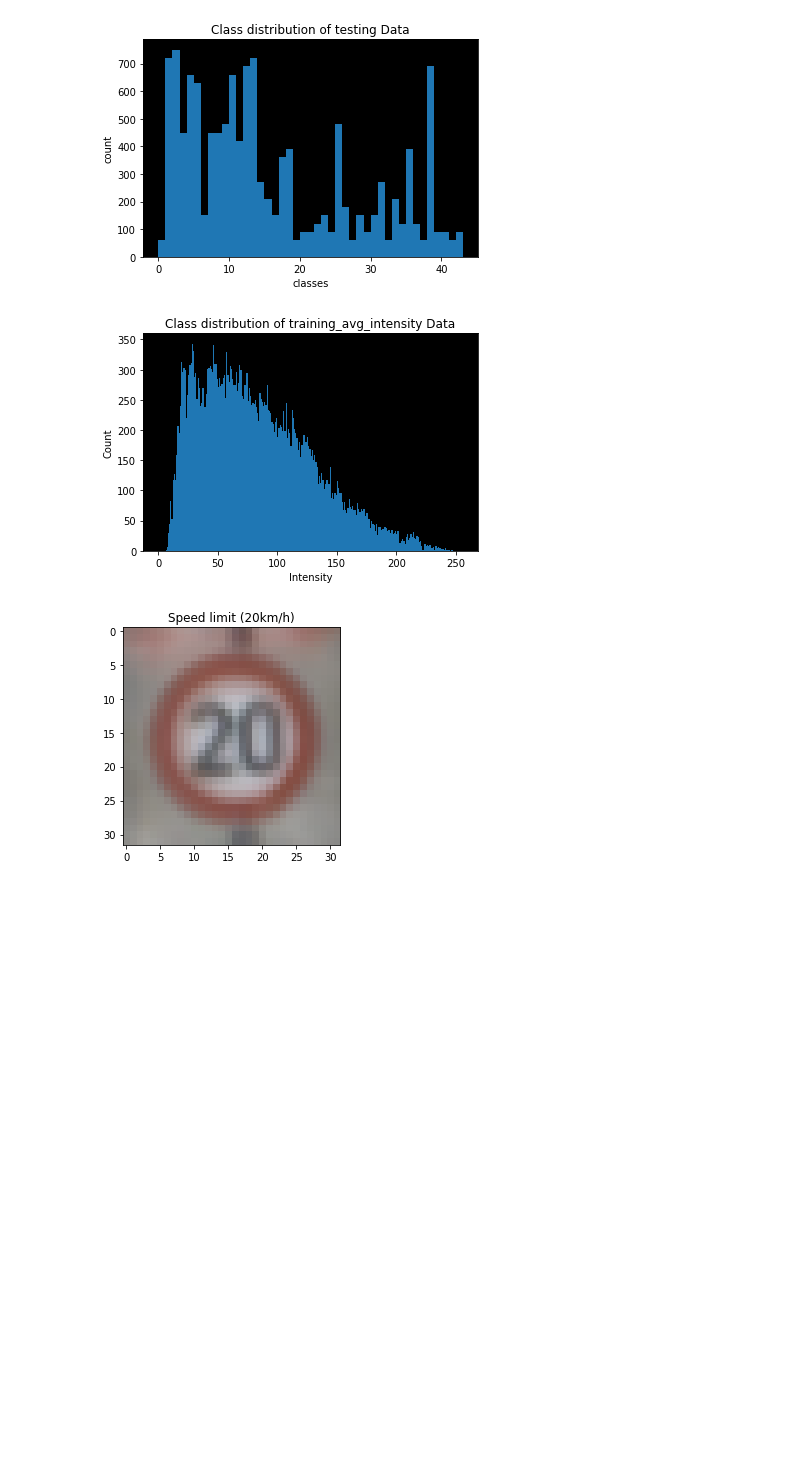
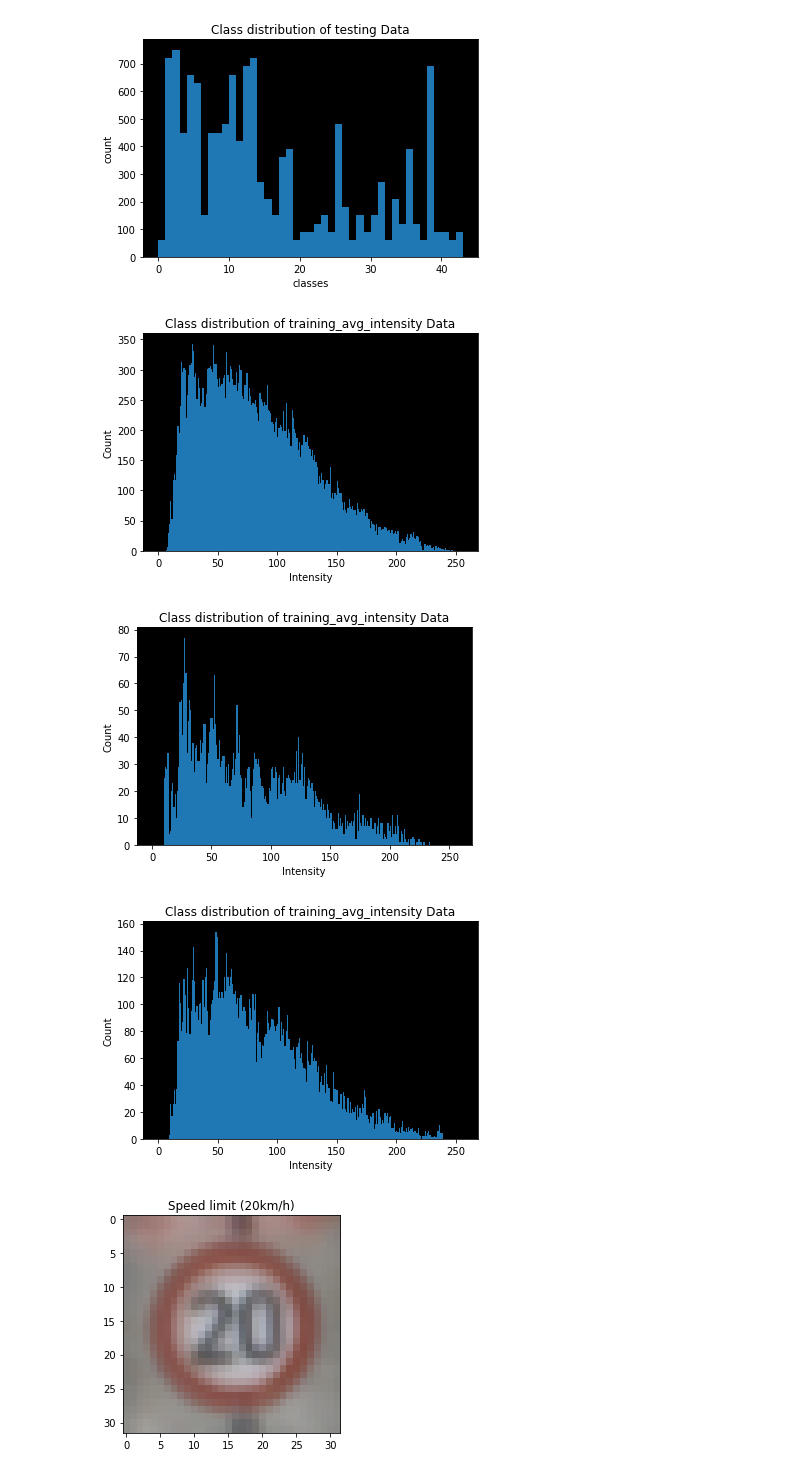
Before and after one commit to Schrodinger1926/Project-2, a Jupyter notebook: Traffic_Sign_Classifier.ipynb, the cells around one changed output. Cells and saved outputs as stored; diff of their text form; code cells hidden in the pictures; blank space fills up the shorter version.

```diff
--- a/Traffic_Sign_Classifier.ipynb
+++ b/Traffic_Sign_Classifier.ipynb
@@ -153,26 +173,46 @@ for data, kind in zip([y_train, y_valid, y_test], ['training', 'validation', 'te
 # %%
 # Check pixel distribution across each label
 import os
 import cv2
 from functools import reduce
 
 # find outliers
 # check avg pixel intensity of each image in training set
 
 import sys
 
-color_mean = []
-for i in range(n_train):
-    img = X_train[i]
-    color_mean.append(int(np.mean(img)))
 
-plot_data(data = color_mean,
+# color_mean = []
+# for i in range(n_train):
+#     img = X_train[i]
+#     color_mean.append(int(np.mean(img)))
+
+# plot_data(data = color_mean,
+#           xlabel = 'Intensity',
+#           ylabel = 'Count',
+#           kind = 'training_avg_intensity',
+#           n_items = 256)
+
+
+def get_pixel_distribution(X, kind):
+    color_mean = []
+    for i in range(len(X)):
+        img = X[i]
+        color_mean.append(int(np.mean(img)))
+
+    plot_data(data = color_mean,
           xlabel = 'Intensity',
           ylabel = 'Count',
-          kind = 'training_avg_intensity',
+          kind = kind,
           n_items = 256)
+
+get_pixel_distribution(X_train, 'training_avg_intensity')
+get_pixel_distribution(X_valid, 'training_avg_intensity')
+get_pixel_distribution(X_test, 'training_avg_intensity')
 # %% [output]
 [figure]
+[figure, added]
+[figure, added]
 # %%
 ROT_DIR = 'rotational_distrib'
 
```
Also changed, not shown: parts of 11 cells of this notebook, 26 other files.
